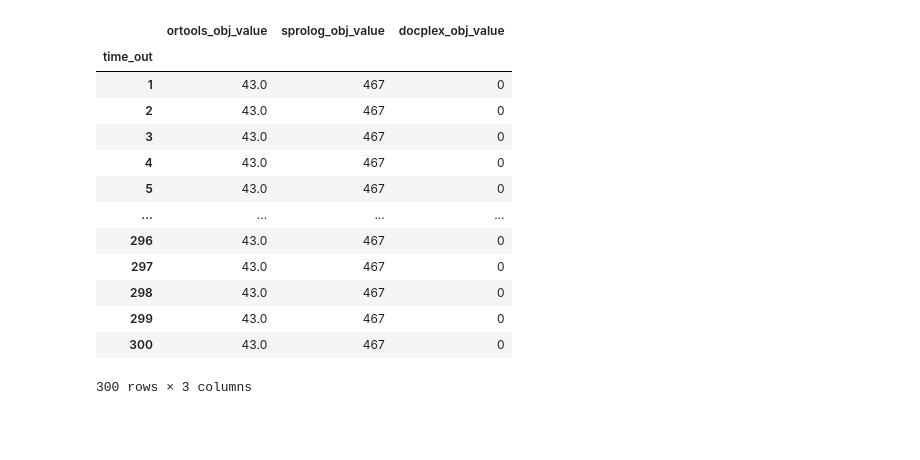
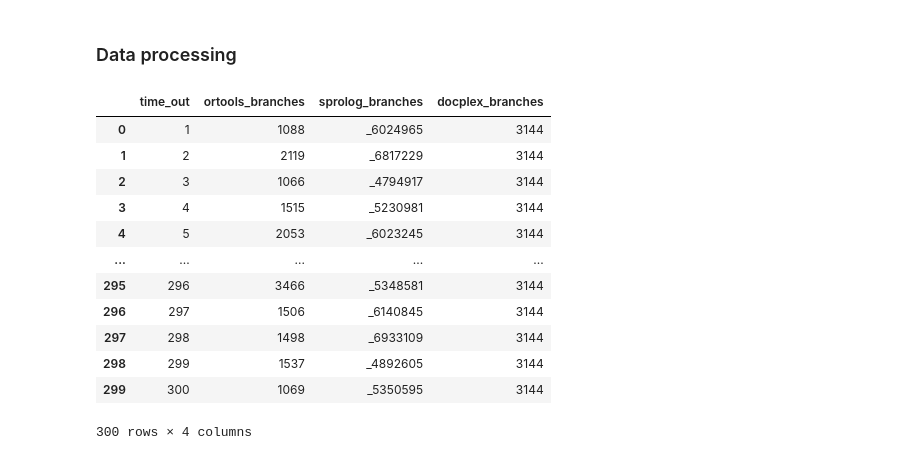
Before and after one commit to LeKinaSa/plr-job-shop, a Jupyter notebook: FinalResultsAnalysis.ipynb, the cells around one changed output. Drawn from its saved outputs; the diff is of its cells as text; code cells hidden in the pictures; blank space fills up the shorter version.

```diff
--- a/FinalResultsAnalysis.ipynb
+++ b/FinalResultsAnalysis.ipynb
@@ -1,5 +1,9 @@
 # %%
 import pandas as pd
+import numpy as np
+pd.set_option('display.max_rows', 10)
+# %% [markdown]
+### Data processing
 # %%
 filenames = ['conflicts', 'branches', 'wall_time', 'status', 'obj_value']
 ORTOOLS_PATH = 'data/statistics/ortools/'
@@ -30,29 +34,20 @@ for test in tests:
     test_info[test] = pd.DataFrame.from_dict(test_info[test])
 # %%
 test_info['n_jobs']['n_jobs'] = [2, 5, 10, 20, 40, 60, 80, 100, 125, 150]
-test_info['n_jobs'].set_index('n_jobs', inplace=True)
 
 test_info['percent_alt_jobs']['percent_alt_jobs'] = [0, 10, 20, 30, 40, 50, 60, 70, 80, 90, 100]
-test_info['percent_alt_jobs'].set_index('percent_alt_jobs', inplace=True)
 
 test_info['n_machines']['n_machines'] = [1, 2, 3, 4, 5, 6, 7, 8, 9, 10]
-test_info['n_machines'].set_index('n_machines', inplace=True)
 
 test_info['percent_alt_machines']['percent_alt_machines'] = [0, 10, 20, 30, 40, 50, 60, 70, 80, 90, 100]
-test_info['percent_alt_machines'].set_index('percent_alt_machines', inplace=True)
 
 test_info['avg_task_size']['avg_task_size'] = [10, 50, 100, 200, 300, 400, 500, 600, 700, 800, 900, 1000, 1250, 1500, 2000, 2500]
-test_info['avg_task_size'].set_index('avg_task_size', inplace=True)
 
 test_info['production_range']['production_range'] = [1, 2, 3, 4, 5, 6, 8, 10, 12, 14, 16, 18, 20]
-test_info['production_range'].set_index('production_range', inplace=True)
 
 test_info['time_usage']['time_usage'] = [50, 60, 70, 80, 90, 100]
-test_info['time_usage'].set_index('time_usage', inplace=True)
 
 test_info['over_time_hours']['over_time_hours'] = [0, 1, 2, 3, 4, 5, 6, 7, 8, 9, 10]
-test_info['over_time_hours'].set_index('over_time_hours', inplace=True)
 
 test_info['time_out']['time_out'] = list(range(1,300+1))
-test_info['time_out'].set_index('time_out', inplace=True)
 # %%
@@ -112,17 +107,16 @@ time_out_obj_value = test_info['time_out'][['ortools_obj_value', 'sprolog_obj_va
 # %%
-time_out_obj_value
+time_out_branches
 # %% [output]
-|  | ortools_obj_value | sprolog_obj_value | docplex_obj_value |
-| time_out |  |  |  |
-| 1 | 43.0 | 467 | 0 |
-| 2 | 43.0 | 467 | 0 |
-| 3 | 43.0 | 467 | 0 |
-| 4 | 43.0 | 467 | 0 |
-| 5 | 43.0 | 467 | 0 |
-| ... | ... | ... | ... |
-| 296 | 43.0 | 467 | 0 |
-| 297 | 43.0 | 467 | 0 |
-| 298 | 43.0 | 467 | 0 |
-| 299 | 43.0 | 467 | 0 |
-| 300 | 43.0 | 467 | 0 |
+|  | time_out | ortools_branches | sprolog_branches | docplex_branches |
+| 0 | 1 | 1088 | _6024965 | 3144 |
+| 1 | 2 | 2119 | _6817229 | 3144 |
+| 2 | 3 | 1066 | _4794917 | 3144 |
+| 3 | 4 | 1515 | _5230981 | 3144 |
+| 4 | 5 | 2053 | _6023245 | 3144 |
+| ... | ... | ... | ... | ... |
+| 295 | 296 | 3466 | _5348581 | 3144 |
+| 296 | 297 | 1506 | _6140845 | 3144 |
+| 297 | 298 | 1498 | _6933109 | 3144 |
+| 298 | 299 | 1537 | _4892605 | 3144 |
+| 299 | 300 | 1069 | _5350595 | 3144 |
-300 rows × 3 columns
+300 rows × 4 columns
```
Also changed, not shown: parts of 8 cells of this notebook.
